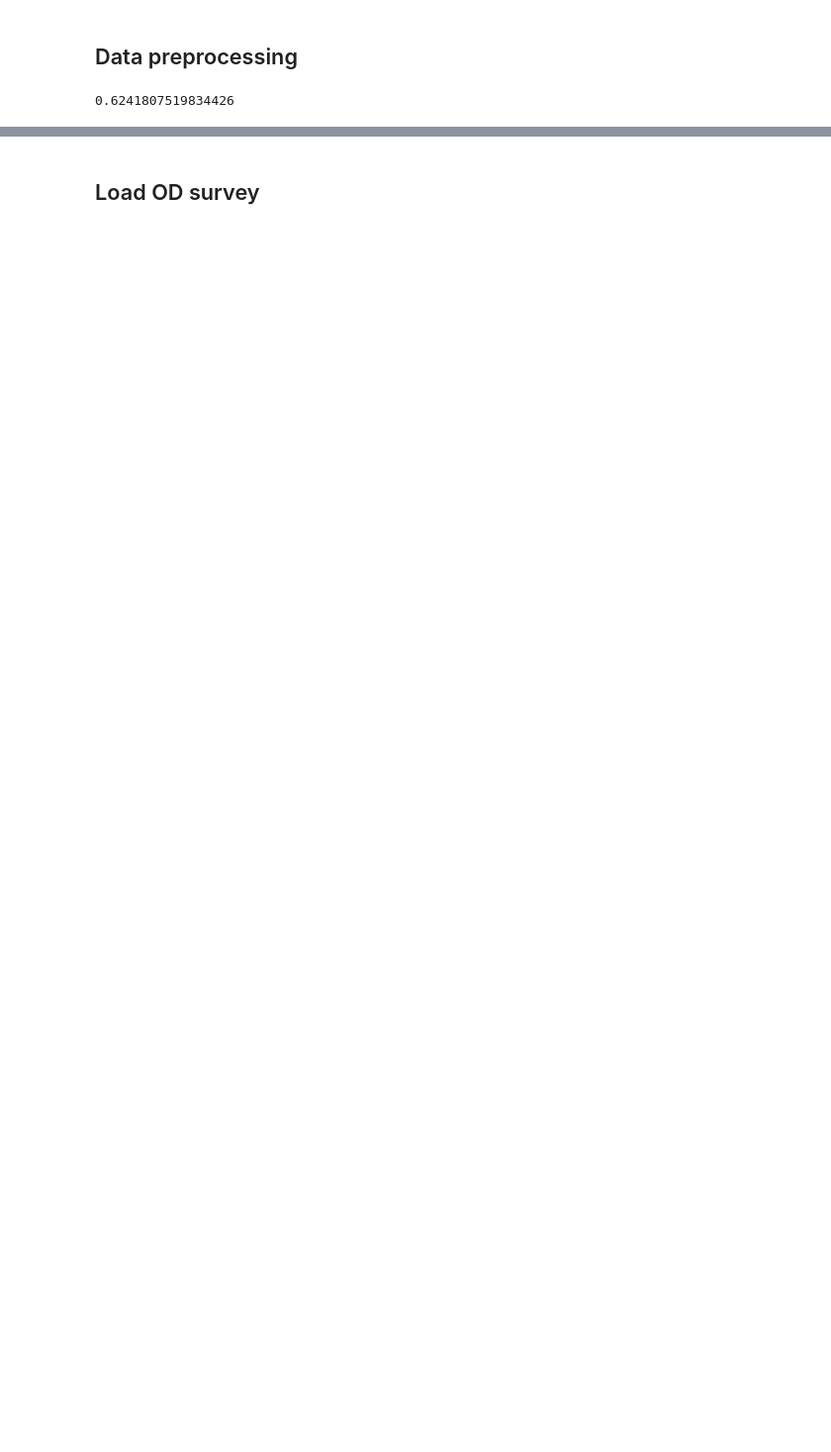
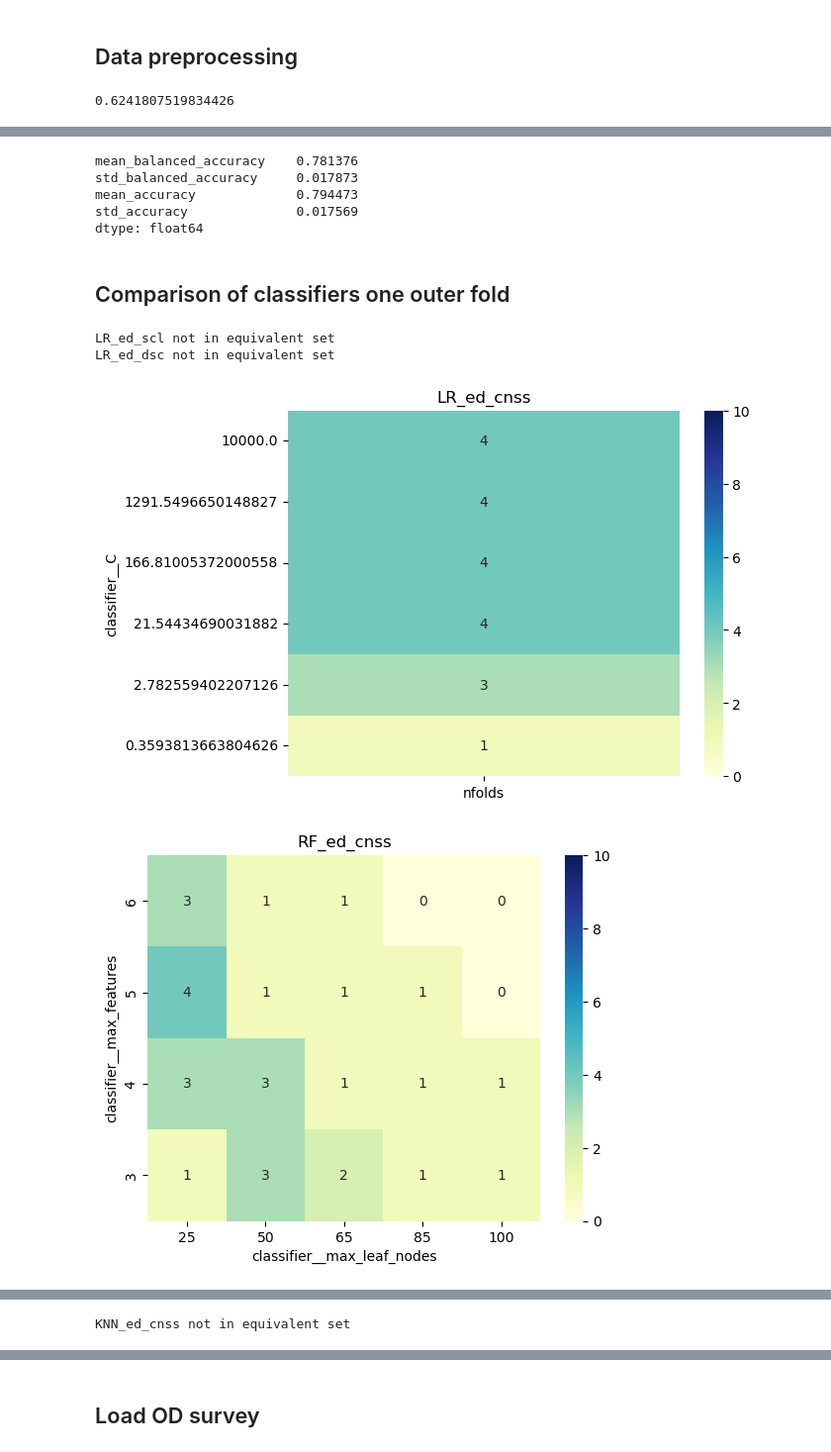
Before and after one commit to CentroFuturoCiudades/informal_jobs, a Jupyter notebook: notebook.ipynb, the cells around one changed output, grey strips where cells are left out. Shown at 99% size. Cells and saved outputs as stored; diff of their text form; code cells hidden in the pictures; blank space fills up the shorter version.

Commit message:
Bayesian equivalent sets

```diff
--- a/notebook.ipynb
+++ b/notebook.ipynb
@@ -154,0 +87,72 @@ best_models.to_csv('best_models.csv')
+# %%
+# retrain models on same outer folds
+cv_outer = StratifiedKFold(n_splits=10, shuffle=True, random_state=42)
+
+scores = []
+accs = []
+for fold, (train_index, test_index) in enumerate(cv_outer.split(X, y)):
+    X_train, y_train = X.iloc[train_index], y.iloc[train_index]
+    X_test, y_test = X.iloc[test_index], y.iloc[test_index]
+
+    model_key = top_models.query("fold == @fold").model.item()
+    params = top_models.query("fold == @fold").params.item()
+    model = models[model_key]['model'].set_params(**params)
+    model.fit(X_train, y_train)
+    y_pred = model.predict(X_test)
+    score = balanced_accuracy_score(y_test, y_pred)
+    acc = accuracy_score(y_test, y_pred)
+    accs.append(acc)
+    scores.append(score)
+pd.Series({'mean_balanced_accuracy': np.mean(scores), 'std_balanced_accuracy': np.std(scores), 'mean_accuracy': np.mean(acc), 'std_accuracy': np.std(accs)})
+# %% [output]
+mean_balanced_accuracy    0.781376
+std_balanced_accuracy     0.017873
+mean_accuracy             0.794473
+std_accuracy              0.017569
+dtype: float64
+# %% [markdown]
+## Comparison of classifiers one outer fold
+# %%
+import baycomp
+
+score_cols = [c for c in cv_results.columns if c.startswith('split')]
+
+cv_results_compare = cv_results.assign(p_l=0.0, p_rope=0.0, p_r=0.0)
+
+def test_against_best(row, best_models_compare):
+    fold = row.fold
+    model = row[score_cols].values
+    best_model = best_models_compare[fold]
+    pl, prope, pr = baycomp.two_on_single(model, best_model, rope=0.01, runs=10)
+    return pl, prope, pr
+
+best_models_compare = {}
+for fold in range(10):
+    best_models_compare[fold] = cv_results_compare.loc[cv_results_compare.query('fold==@fold').mean_test_score.idxmax(), score_cols].values
+
+cv_results_compare[['p_l', 'p_rope', 'p_r']] = cv_results_compare.apply(test_against_best, args=(best_models_compare,), axis=1, result_type='expand')
+
+import seaborn as sns
+
+for model in cv_results_compare.model.unique():
+    df_model = cv_results_compare.query("model == @model & p_rope >=0.95")
+    if len(df_model) == 0:
+        print(f'{model} not in equivalent set')
+        continue
+    param_cols = list(df_model.iloc[0].params.keys())
+    df_model = df_model.assign(nfolds=df_model.groupby(['model', *param_cols]).fold.transform('count')).sort_values(param_cols)
+    if len(param_cols) == 2:
+        df_model = df_model.pivot_table(values='nfolds', index=param_cols[0:1], columns=param_cols[1:2]).fillna(0).astype(int)
+    else:
+        df_model = df_model[[*param_cols, 'nfolds']].groupby(param_cols).first()
+    ax = sns.heatmap(
+        df_model, annot=True, cmap="YlGnBu", vmin=0, vmax=10
+    )
+    ax.invert_yaxis()
+    plt.title(model)
+    plt.show()
+# %% [output]
+LR_ed_scl not in equivalent set
+LR_ed_dsc not in equivalent set
+[figure, added]
+[figure, added]
@@ -154,0 +164 @@ best_models.to_csv('best_models.csv')
+KNN_ed_cnss not in equivalent set
```
Also changed, not shown: parts of 23 cells of this notebook, 2 other files.
